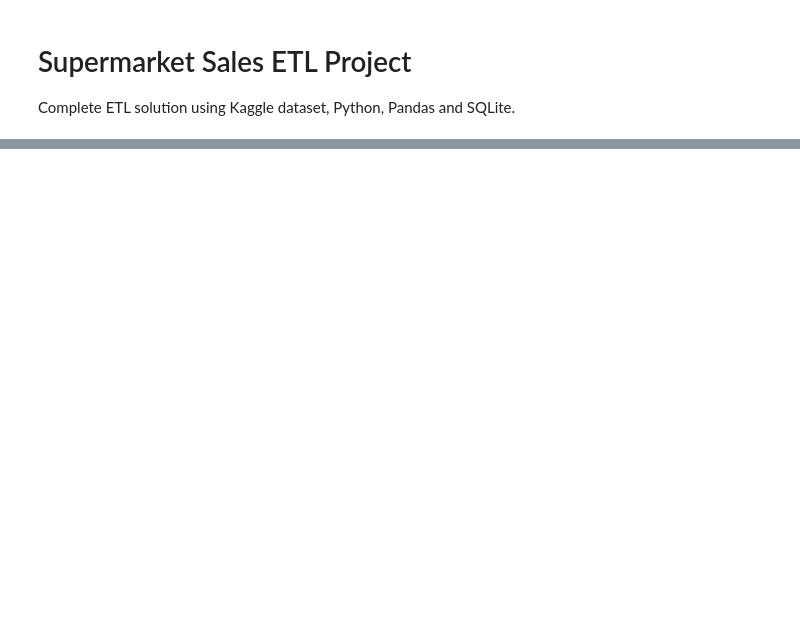
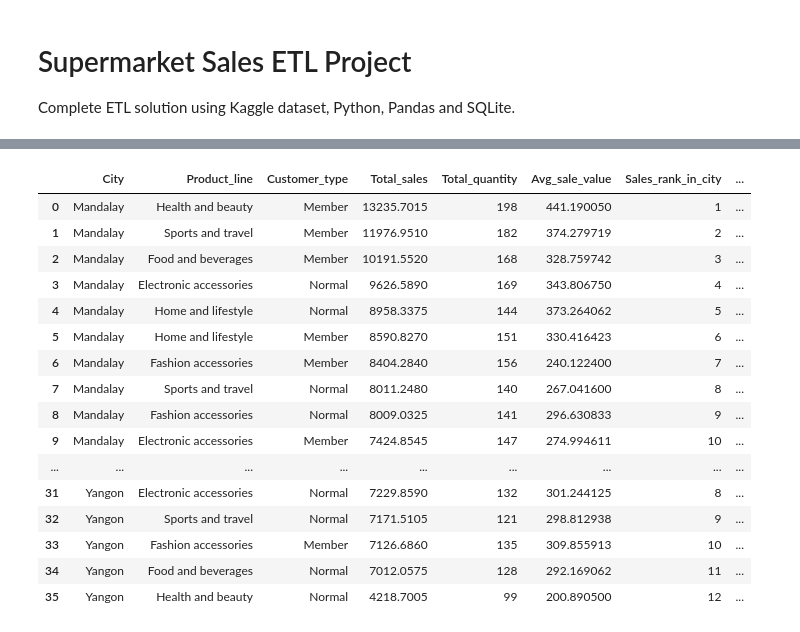
Before and after one commit to kudarat-atar/supermarket-data-pipeline, a Jupyter notebook: notebook/supermarket_etl_solution.ipynb, the cells around one changed output, grey strips where cells are left out. Cells and saved outputs as stored; diff of their text form; code cells hidden in the pictures; blank space fills up the shorter version.

```diff
--- a/notebook/supermarket_etl_solution.ipynb
+++ b/notebook/supermarket_etl_solution.ipynb
@@ -56,0 +91,8 @@ print('Loaded into SQLite')
+# %%
+Product_Data = (
+    df[['Branch', 'City', 'Product_line']]
+    .drop_duplicates()
+    .reset_index(drop=True)
+)
+
+Product_Data['product_id'] = Product_Data.index + 1
@@ -56,0 +108,8 @@ print('Loaded into SQLite')
+# %%
+Customer_Data = (
+    df[['Customer_type', 'Gender', 'Payment']]
+    .drop_duplicates()
+    .reset_index(drop=True)
+)
+
+Customer_Data['customer_id'] = Customer_Data.index + 1
@@ -56,0 +202,54 @@ print('Loaded into SQLite')
+# %%
+conn = sqlite3.connect("sales_dw.db")
+
+Sales_Report = '''
+SELECT
+    p.city AS City,
+    p.Product_line AS Product_line,
+    c.Customer_type AS Customer_type,
+
+    SUM(f.sales) AS Total_sales,
+    SUM(f.quantity) AS Total_quantity,
+    AVG(f.sales) AS Avg_sale_value,
+
+    DENSE_RANK() OVER (
+        PARTITION BY p.city
+        ORDER BY SUM(f.sales) DESC
+    ) AS Sales_rank_in_city,
+
+    SUM(f.sales) OVER (
+        PARTITION BY p.city
+        ORDER BY SUM(f.sales) DESC
+    ) AS cumulative_sales
+
+FROM Sales_Data f
+JOIN Product_Data p
+    ON f.product_id = p.product_id
+JOIN Customer_Data c
+    ON f.customer_id = c.customer_id
+
+GROUP BY p.city, p.Product_line, c.Customer_type
+
+ORDER BY City, Total_sales DESC
+'''
+
+Sales_Report_Data = pd.read_sql(Sales_Report, conn)
+Sales_Report_Data
+# %% [output]
+|  | City | Product_line | Customer_type | Total_sales | Total_quantity | Avg_sale_value | Sales_rank_in_city | ... |
+| 0 | Mandalay | Health and beauty | Member | 13235.7015 | 198 | 441.190050 | 1 | ... |
+| 1 | Mandalay | Sports and travel | Member | 11976.9510 | 182 | 374.279719 | 2 | ... |
+| 2 | Mandalay | Food and beverages | Member | 10191.5520 | 168 | 328.759742 | 3 | ... |
+| 3 | Mandalay | Electronic accessories | Normal | 9626.5890 | 169 | 343.806750 | 4 | ... |
+| 4 | Mandalay | Home and lifestyle | Normal | 8958.3375 | 144 | 373.264062 | 5 | ... |
+| 5 | Mandalay | Home and lifestyle | Member | 8590.8270 | 151 | 330.416423 | 6 | ... |
+| 6 | Mandalay | Fashion accessories | Member | 8404.2840 | 156 | 240.122400 | 7 | ... |
+| 7 | Mandalay | Sports and travel | Normal | 8011.2480 | 140 | 267.041600 | 8 | ... |
+| 8 | Mandalay | Fashion accessories | Normal | 8009.0325 | 141 | 296.630833 | 9 | ... |
+| 9 | Mandalay | Electronic accessories | Member | 7424.8545 | 147 | 274.994611 | 10 | ... |
+| ... | ... | ... | ... | ... | ... | ... | ... | ... |
+| 31 | Yangon | Electronic accessories | Normal | 7229.8590 | 132 | 301.244125 | 8 | ... |
+| 32 | Yangon | Sports and travel | Normal | 7171.5105 | 121 | 298.812938 | 9 | ... |
+| 33 | Yangon | Fashion accessories | Member | 7126.6860 | 135 | 309.855913 | 10 | ... |
+| 34 | Yangon | Food and beverages | Normal | 7012.0575 | 128 | 292.169062 | 11 | ... |
+| 35 | Yangon | Health and beauty | Normal | 4218.7005 | 99 | 200.890500 | 12 | ... |
```
Also changed, not shown: parts of 22 cells of this notebook.
